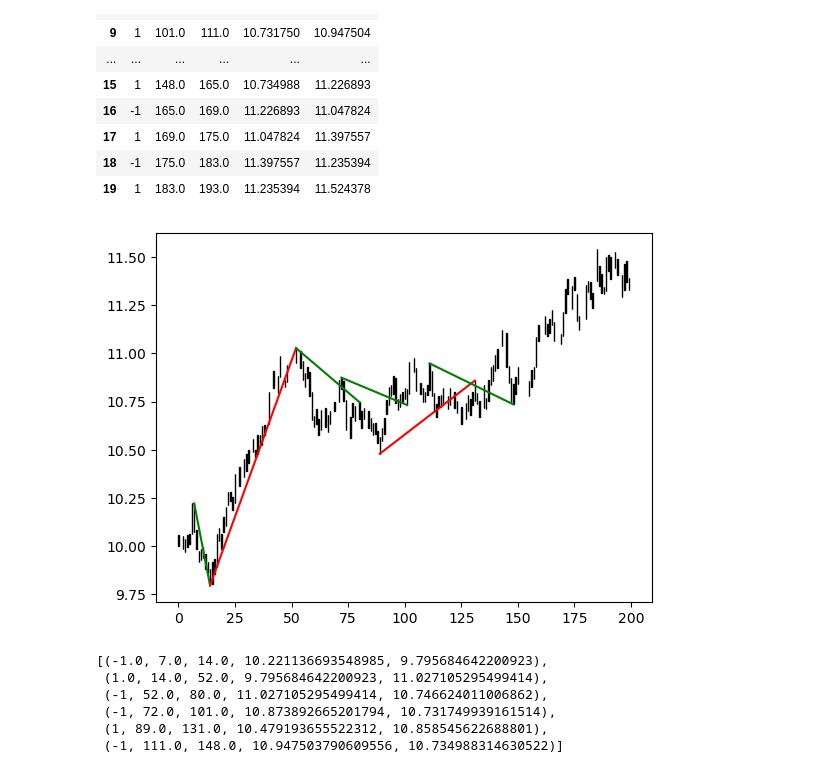
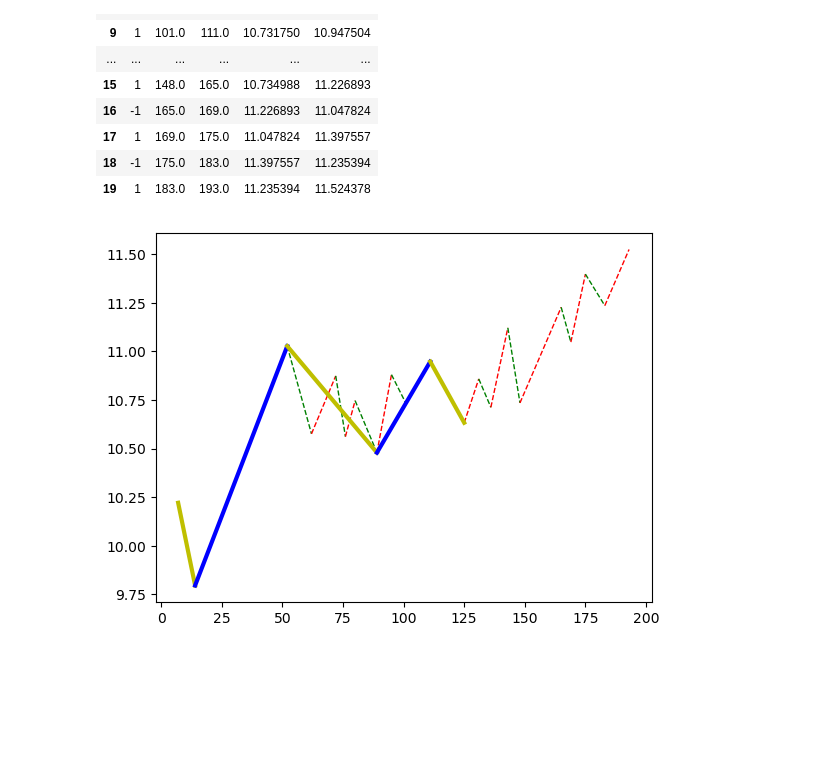
Before and after one commit to xitongsys/notes, a Jupyter notebook: finance/chanlun/example.ipynb, the cells around one changed output. Saved outputs shown, nothing was run; the diff lists cells and outputs as text; code cells hidden in the pictures; blank space fills up the shorter version.

```diff
--- a/finance/chanlun/example.ipynb
+++ b/finance/chanlun/example.ipynb
@@ -203,24 +203,27 @@ while len(bis) > 0:
                 or
                 ((s2.px1 > s1.px1) and (x2.px1 > x1.px1))
             ):
+                found = False
                 plow,phgh = x2.px1,x2.px0
-                for i in range(4,len(bis),2):
+                for i in range(5,len(bis),2):
                     di,t0,t1,hgh,low = bis.iloc[i]
 
                     # 找到顶分型
-                    if hgh < phgh:
-                        s_b, s_e = s1, bis.iloc[i-1] # 线段 开始/结尾 的向上笔
+                    if hgh < phgh and low < plow:
+                        s_b, s_e = s1, bis.iloc[i-3] # 线段 开始/结尾 的向上笔
                         segs.append((1, s_b.t0, s_e.t1, s_b.px0, s_e.px1))
 
                         bis = bis.iloc[i-2:]
-                        is_head = False
+                        found = True
 
                         break
                     plow,phgh = max(plow,low),max(phgh,hgh)
 
                 # 未找到底分型，结束
-                if is_head:
+                if not found:
                     break
+
+                is_head = False
 
             else:
                 raise Exception("some error")
@@ -248,24 +251,27 @@ while len(bis) > 0:
                 or
                 ((x2.px1 < x1.px1) and (s2.px1 < s1.px1))
             ):
+                found = False
                 plow,phgh = s2.px0,s2.px1
-                for i in range(4,len(bis),2):
+                for i in range(5,len(bis),2):
                     di,t0,t1,low,hgh = bis.iloc[i]
 
                     # 找到底分型
-                    if low > plow:
-                        s_b, s_e = x1, bis.iloc[i-1] # 线段 开始/结尾 的向下笔
+                    if low > plow and hgh > phgh:
+                        s_b, s_e = x1, bis.iloc[i-3] # 线段 开始/结尾 的向下笔
                         segs.append((-1, s_b.t0, s_e.t1, s_b.px0, s_e.px1))
 
                         bis = bis.iloc[i-2:]
-                        is_head = False
+                        found = True
 
                         break
                     plow,phgh = min(plow,low),min(phgh,hgh)
 
                 # 未找到底分型，结束
-                if is_head:
+                if not found:
                     break
+
+                is_head = False
 
             else:
                 raise Exception("some error")
@@ -275,24 +281,25 @@ while len(bis) > 0:
     # A: 序列中间位置
     else:
         # 第1笔向上，A1-1，x1,x2,...中寻找顶分型
+
         if bis.iloc[0].di == 1:
             s1,x1,s2 = bis.iloc[0],bis.iloc[1],bis.iloc[2]
 
             found = False
-            plow,phgh = x1.px1, x1.px0
+            plow,phgh = x1.px1,x1.px0
             for i in range(3,len(bis),2):
                 di,t0,t1,hgh,low = bis.iloc[i]
 
                 # 找到顶分型
-                if hgh < phgh:
-                    s_b,s_e = s1, bis.iloc[i-1] # 线段 开始/结束 的向上笔
+                if hgh < phgh and low < plow:
+                    s_b, s_e = s1, bis.iloc[i-3] # 线段 开始/结尾 的向上笔
                     segs.append((1, s_b.t0, s_e.t1, s_b.px0, s_e.px1))
 
                     bis = bis.iloc[i-2:]
                     found = True
+
                     break
-
-                plow,phgh = max(plow,low), max(phgh,hgh)
+                plow,phgh = max(plow,low),max(phgh,hgh)
 
             # 未找到顶分型，结束
             if not found:
@@ -304,49 +311,41 @@ while len(bis) > 0:
             x1,s1,x2 = bis.iloc[0],bis.iloc[1],bis.iloc[2]
 
             found = False
-            plow,phgh = s2.px0,s2.px1
+            plow,phgh = s1.px0,s1.px1
             for i in range(3,len(bis),2):
                 di,t0,t1,low,hgh = bis.iloc[i]
 
                 # 找到底分型
-                if low > plow:
-                    s_b, s_e = x1, bis.iloc[i-1] # 线段 开始/结尾 的向下笔
+                if low > plow and hgh > phgh:
+                    s_b, s_e = x1, bis.iloc[i-3] # 线段 开始/结尾 的向下笔
                     segs.append((-1, s_b.t0, s_e.t1, s_b.px0, s_e.px1))
 
                     bis = bis.iloc[i-2:]
                     found = True
+
                     break
-
                 plow,phgh = min(plow,low),min(phgh,hgh)
 
             # 未找到底分型，结束
-            if is_head:
+            if not found:
                 break
 
 
 
 # 线段
 df_seg = pd.DataFrame(data=segs, columns=['di', 't0','t1','px0','px1'])
 
 
 # plot
 fig,ax = plt.subplots()
-_ = candlestick_ohlc(ax, df_ckline.values)
+#_ = candlestick_ohlc(ax, df_ckline.values)
 
 for di,t0,t1,px0,px1 in df_bi.values:
-    _ = ax.plot([t0,t1],[px0,px1],color=['','r','g'][int(di)])
+    _ = ax.plot([t0,t1],[px0,px1],'--',color=['','r','g'][int(di)], linewidth=1)
 
 for di,t0,t1,px0,px1 in df_seg.values:
-    _ = ax.plot([t0,t1],[px0,px1],color=['','r','g'][int(di)])
+    _ = ax.plot([t0,t1],[px0,px1],color=['','b','y'][int(di)], linewidth=3)
+
 plt.show()
 # %% [output]
-[figure, old version]
+[figure, new version]
-# %%
-segs
-# %% [output]
-[(-1.0, 7.0, 14.0, 10.221136693548985, 9.795684642200923),
- (1.0, 14.0, 52.0, 9.795684642200923, 11.027105295499414),
- (-1, 52.0, 80.0, 11.027105295499414, 10.746624011006862),
- (-1, 72.0, 101.0, 10.873892665201794, 10.731749939161514),
- (1, 89.0, 131.0, 10.479193655522312, 10.858545622688801),
- (-1, 111.0, 148.0, 10.947503790609556, 10.734988314630522)]
```
